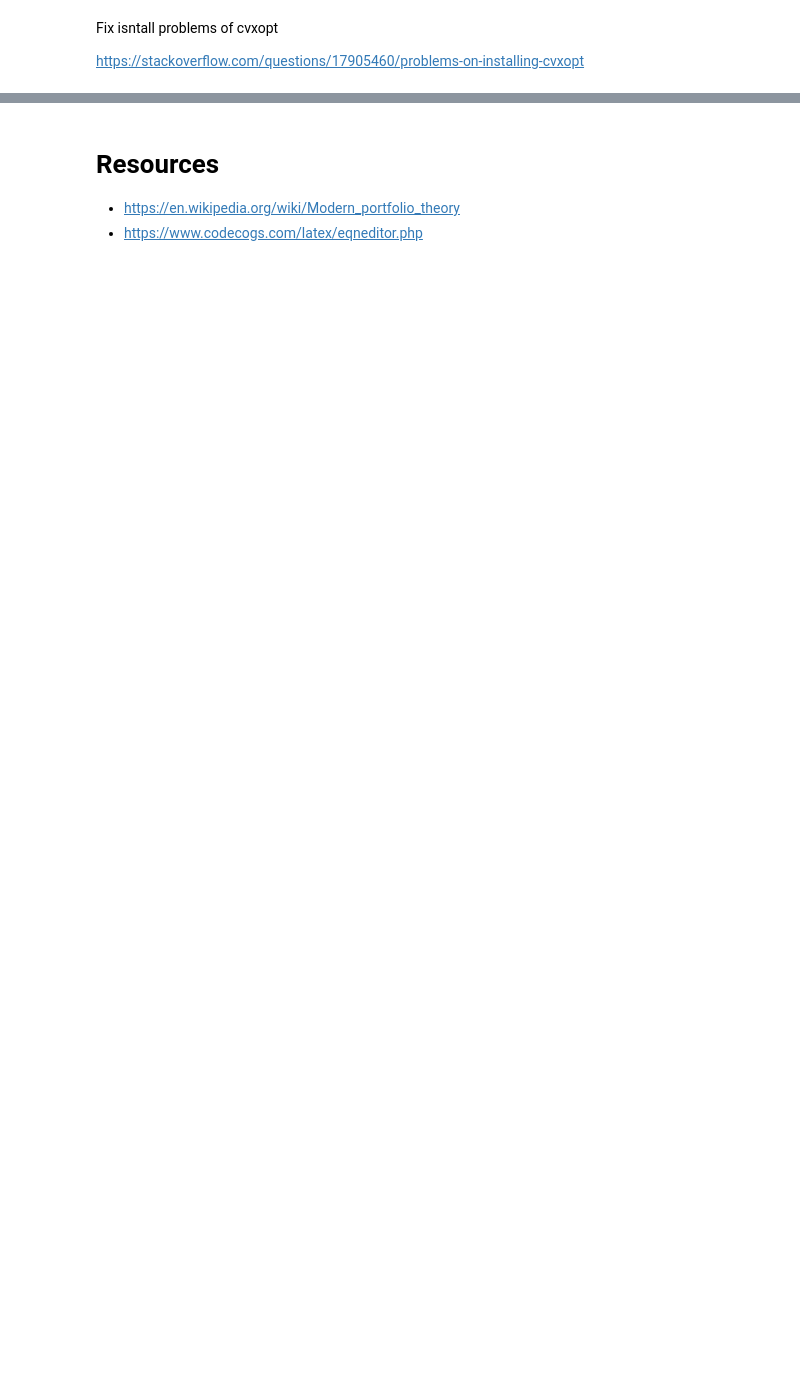
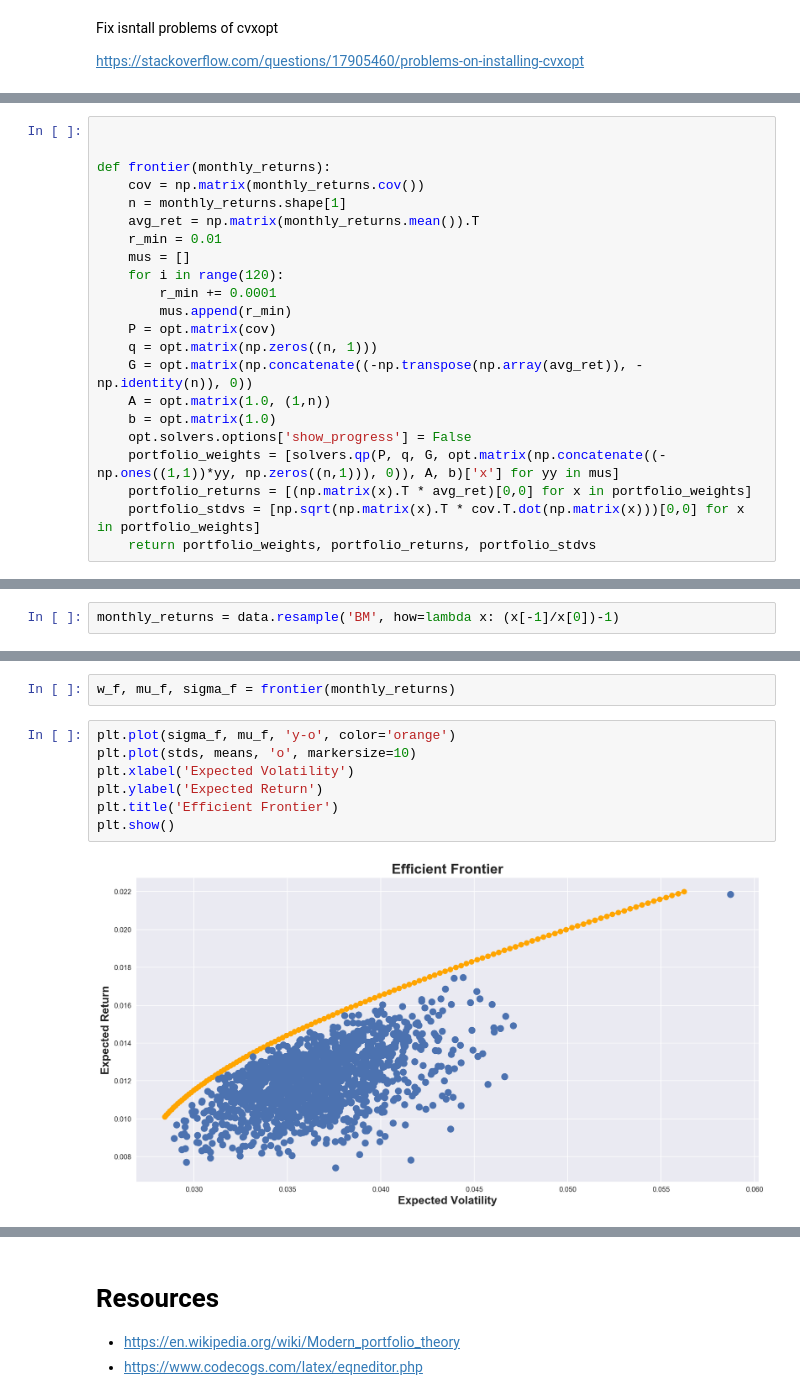
Before and after one commit to dacatay/quant-finance, a Jupyter notebook: 01_Quantitative_Finance_Basics.ipynb, the cells around one changed output, grey strips where cells are left out. Saved outputs shown, nothing was run; the diff lists cells and outputs as text; blank space fills up the shorter version.

```diff
--- a/01_Quantitative_Finance_Basics.ipynb
+++ b/01_Quantitative_Finance_Basics.ipynb
@@ -213,0 +213,22 @@ sys.path.append("C:\Program Files (x86)\Python\lib\site-packages\cvxopt")
+# %%
+
+
+def frontier(monthly_returns):
+    cov = np.matrix(monthly_returns.cov())
+    n = monthly_returns.shape[1]
+    avg_ret = np.matrix(monthly_returns.mean()).T
+    r_min = 0.01
+    mus = []
+    for i in range(120):
+        r_min += 0.0001
+        mus.append(r_min)
+    P = opt.matrix(cov)
+    q = opt.matrix(np.zeros((n, 1)))
+    G = opt.matrix(np.concatenate((-np.transpose(np.array(avg_ret)), -np.identity(n)), 0))
+    A = opt.matrix(1.0, (1,n))
+    b = opt.matrix(1.0)
+    opt.solvers.options['show_progress'] = False
+    portfolio_weights = [solvers.qp(P, q, G, opt.matrix(np.concatenate((-np.ones((1,1))*yy, np.zeros((n,1))), 0)), A, b)['x'] for yy in mus]
+    portfolio_returns = [(np.matrix(x).T * avg_ret)[0,0] for x in portfolio_weights]
+    portfolio_stdvs = [np.sqrt(np.matrix(x).T * cov.T.dot(np.matrix(x)))[0,0] for x in portfolio_weights]
+    return portfolio_weights, portfolio_returns, portfolio_stdvs
@@ -214,3 +274,5 @@ sys.path.append("C:\Program Files (x86)\Python\lib\site-packages\cvxopt")
+# %%
+monthly_returns = data.resample('BM', how=lambda x: (x[-1]/x[0])-1)
 # %%
 import cvxopt as opt
 from cvxopt import solvers
@@ -246,0 +305,11 @@ ImportError: DLL load failed: The specified module could not be found.
+# %%
+w_f, mu_f, sigma_f = frontier(monthly_returns)
+# %%
+plt.plot(sigma_f, mu_f, 'y-o', color='orange')
+plt.plot(stds, means, 'o', markersize=10)
+plt.xlabel('Expected Volatility')
+plt.ylabel('Expected Return')
+plt.title('Efficient Frontier')
+plt.show()
+# %% [output]
+[figure, added]
```
Also changed, not shown: parts of 15 cells of this notebook.
